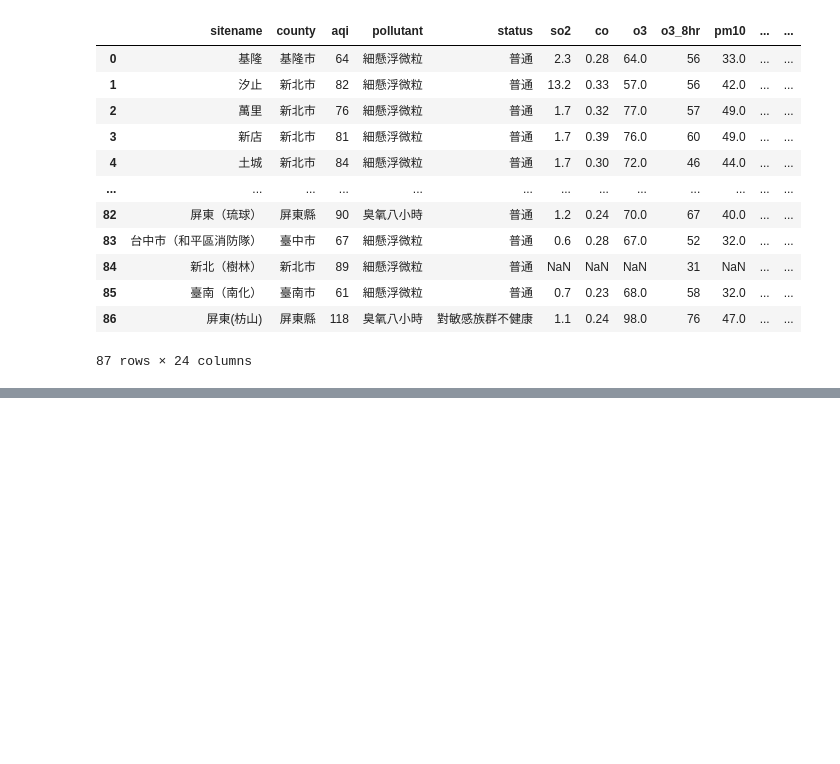
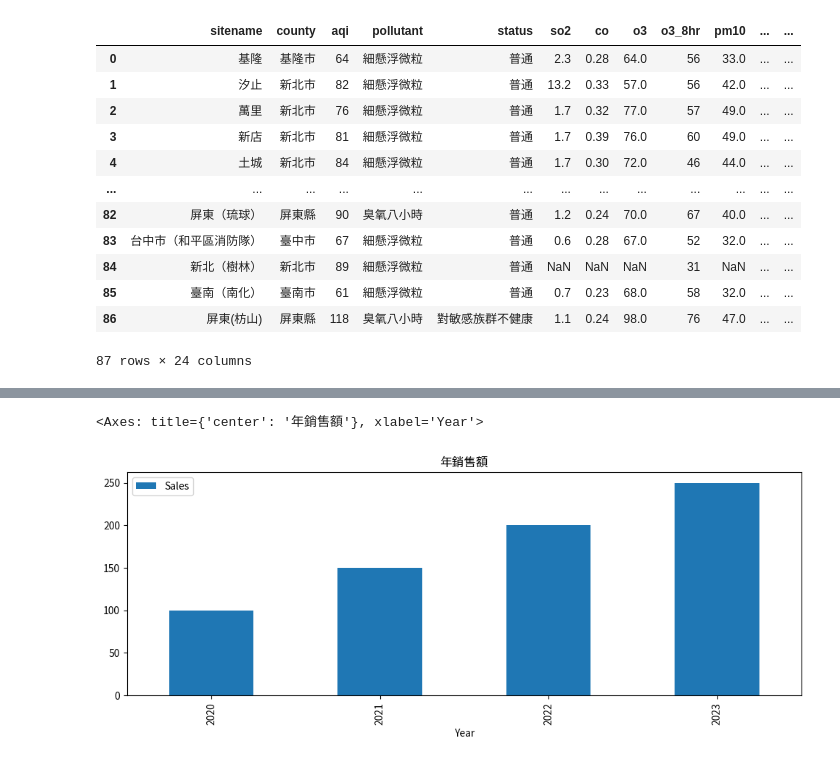
Before and after one commit to imchihchao/aop113b, a Jupyter notebook: nb03.ipynb, the cells around one changed output, grey strips where cells are left out. Cells and saved outputs as stored; diff of their text form; code cells hidden in the pictures; blank space fills up the shorter version.

```diff
--- a/nb03.ipynb
+++ b/nb03.ipynb
@@ -698,0 +749,18 @@ df
+# %%
+import matplotlib
+import matplotlib.pyplot as plt
+matplotlib.font_manager.fontManager.addfont('taipei_sans_tc_beta.ttf')
+plt.rcParams['font.sans-serif'] = 'Taipei Sans TC Beta'
+plt.rcParams["axes.unicode_minus"] = False
+# %%
+import pandas as pd
+import matplotlib.pyplot as plt
+data = {
+    'Year': [2020, 2021, 2022, 2023],
+    'Sales': [100, 150, 200, 250]
+}
+df = pd.DataFrame(data)
+df.plot(kind='bar', x='Year', y='Sales', title='年銷售額', figsize=(12, 4))
+# %% [output]
+<Axes: title={'center': '年銷售額'}, xlabel='Year'>
+[figure, added]
```
Also changed, not shown: parts of 5 cells of this notebook.
